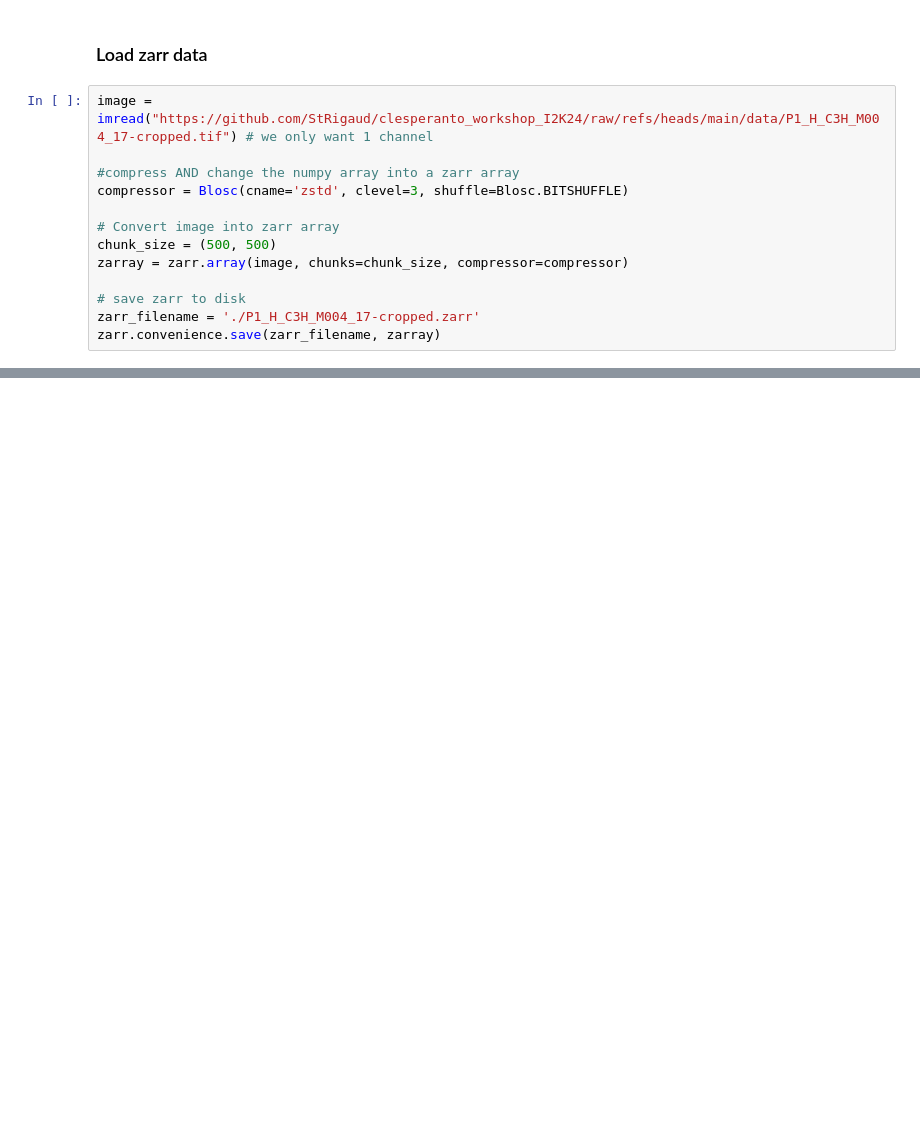
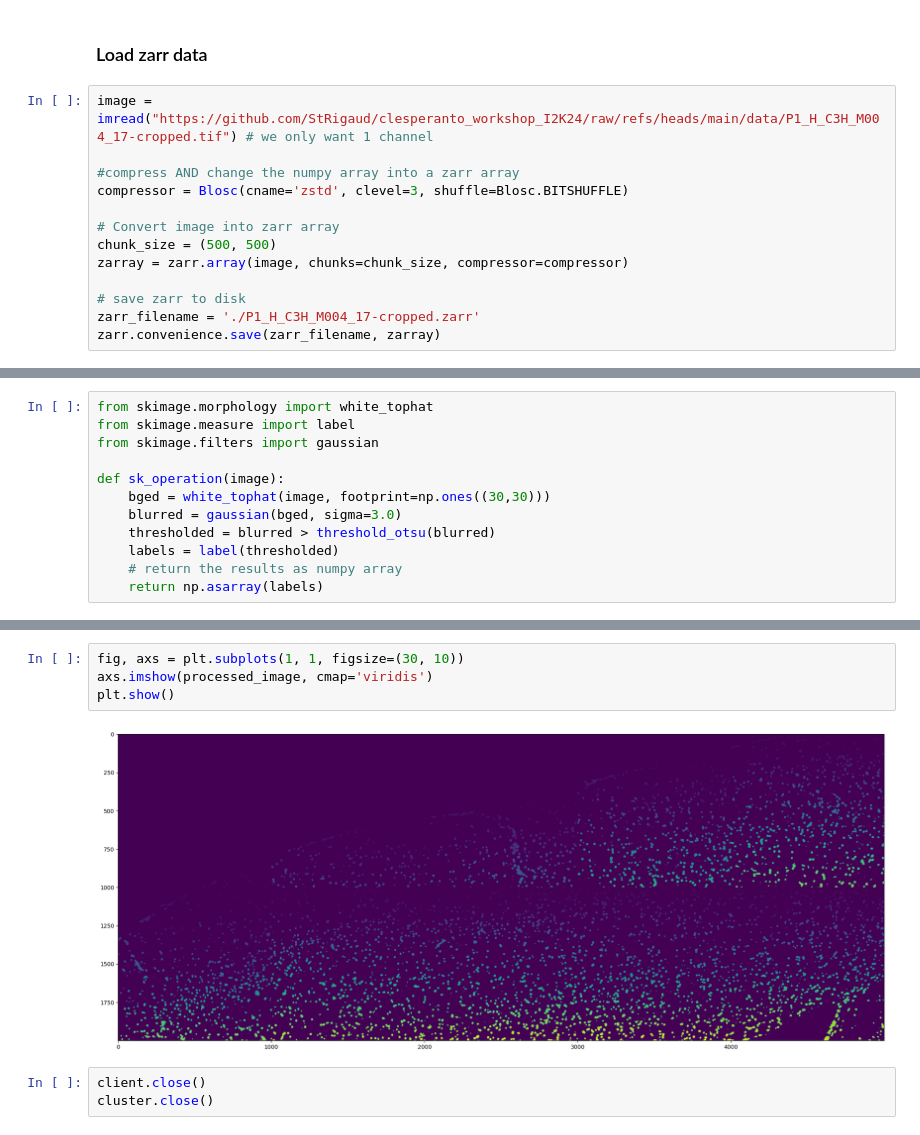
Before and after one commit to Image-Analysis-Hub/Pasteur-BioImage-Analysis-Course-2025, a Jupyter notebook: Analyst/Day5/4_multi-gpu_tile_processing.ipynb, the cells around one changed output, grey strips where cells are left out. Saved outputs shown, nothing was run; the diff lists cells and outputs as text; blank space fills up the shorter version.

```diff
--- a/Analyst/Day5/4_multi-gpu_tile_processing.ipynb
+++ b/Analyst/Day5/4_multi-gpu_tile_processing.ipynb
@@ -100,0 +137,12 @@ plt.show()
+# %%
+from skimage.morphology import white_tophat
+from skimage.measure import label
+from skimage.filters import gaussian
+
+def sk_operation(image):
+    bged = white_tophat(image, footprint=np.ones((30,30)))
+    blurred = gaussian(bged, sigma=3.0)
+    thresholded = blurred > threshold_otsu(blurred)
+    labels = label(thresholded)
+    # return the results as numpy array
+    return np.asarray(labels)
@@ -100,0 +169,9 @@ plt.show()
+# %%
+fig, axs = plt.subplots(1, 1, figsize=(30, 10))
+axs.imshow(processed_image, cmap='viridis')
+plt.show()
+# %% [output]
+[figure, added]
+# %%
+client.close()
+cluster.close()
```
Also changed, not shown: parts of 17 cells of this notebook, 9 other files.
